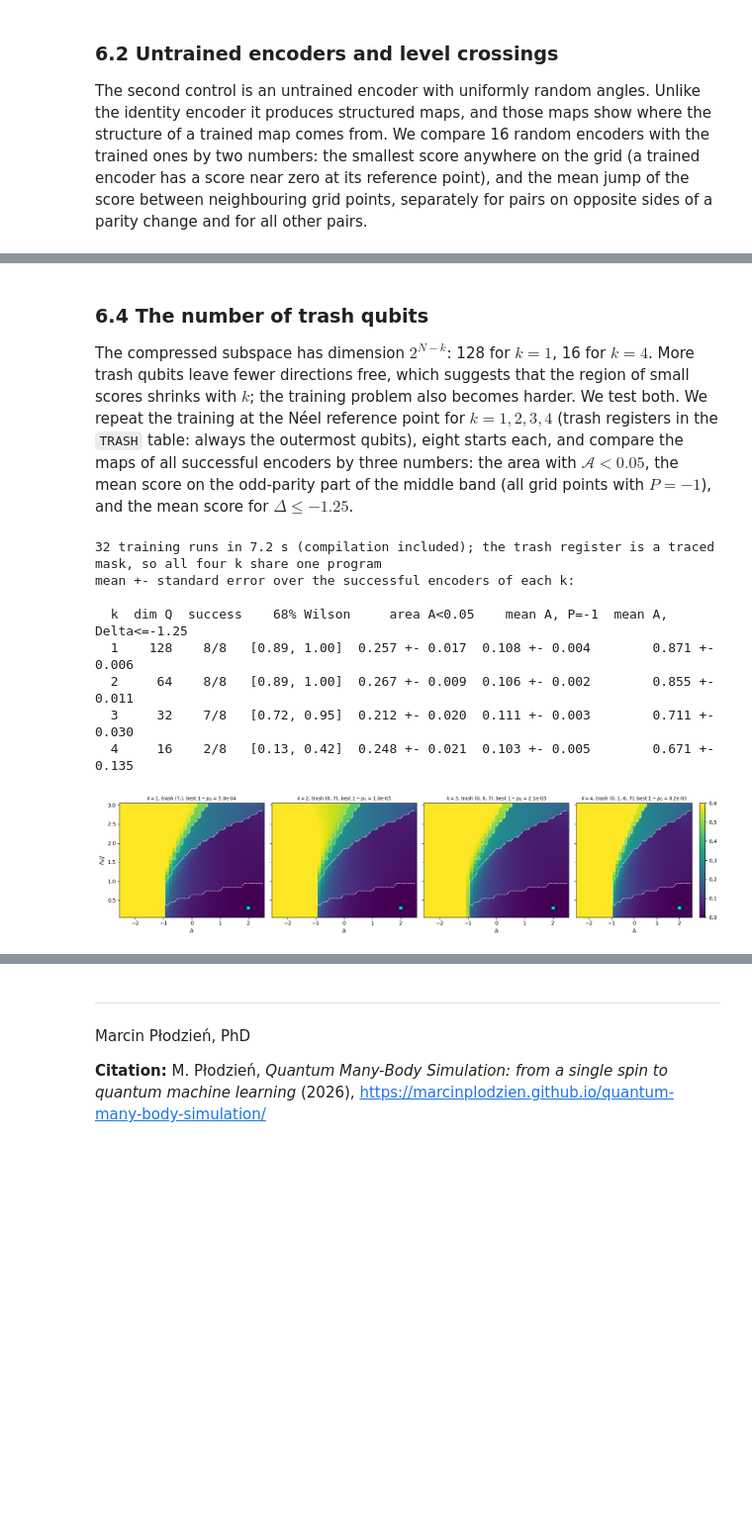
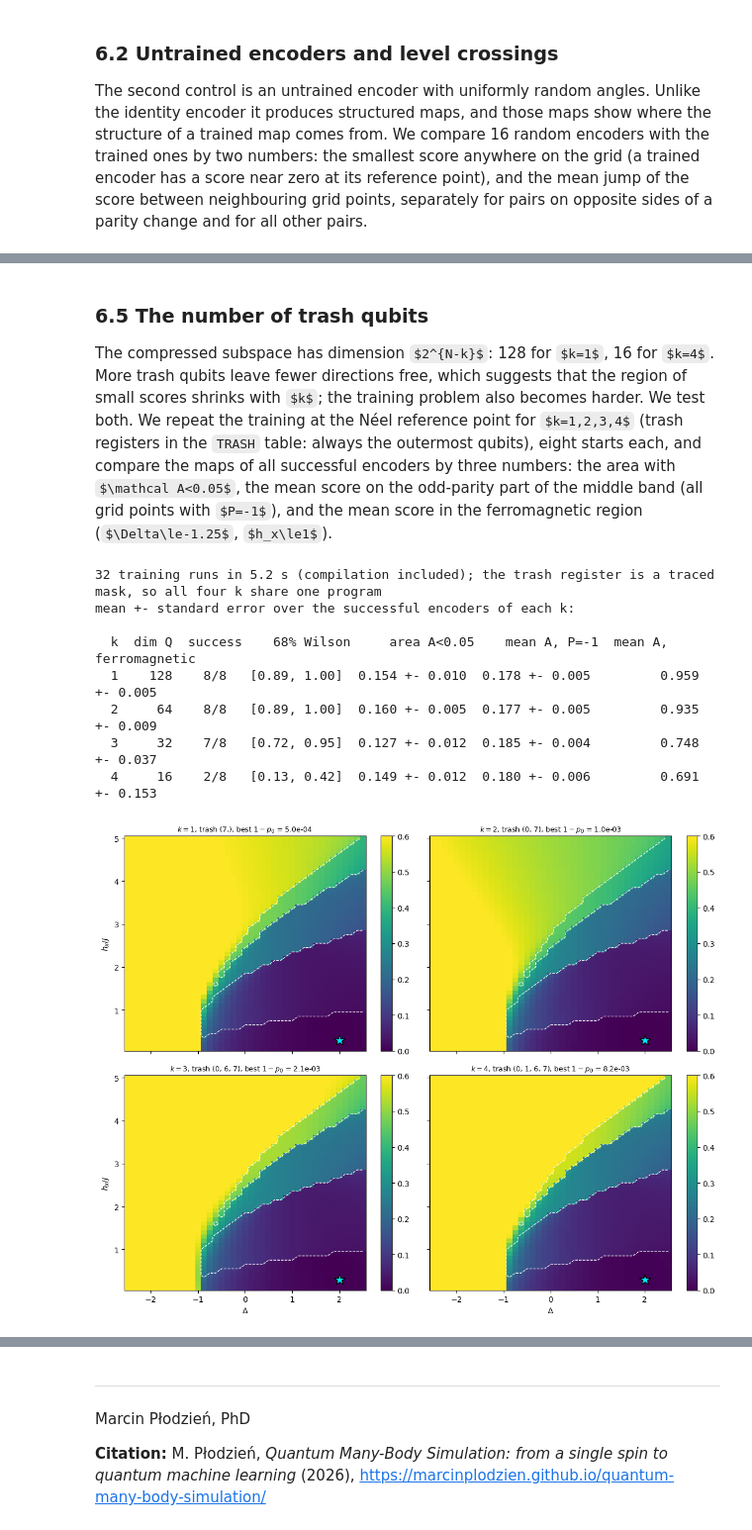
Before and after one commit to MarcinPlodzien/quantum-many-body-simulation, a Jupyter notebook: ch11_variational_quantum_circuits/45b_quantum_anomaly_detection_phase_boundaries.ipynb, the cells around one changed output, grey strips where cells are left out. Shown at 99% size. Drawn from its saved outputs; the diff is of its cells as text; code cells hidden in the pictures; some formulas as TeX source; blank space fills up the shorter version.

```diff
--- a/ch11_variational_quantum_circuits/45b_quantum_anomaly_detection_phase_boundaries.ipynb
+++ b/ch11_variational_quantum_circuits/45b_quantum_anomaly_detection_phase_boundaries.ipynb
@@ -650,7 +660,7 @@ reproduces the engine's restarted Lanczos to ten digits in energy and to twelve
 # ==============================================================================
 # PARAMETERS
 DELTAS = np.round(np.linspace(-2.5, 2.5, 41), 6)      # anisotropy, spacing 0.125
-HXS = np.round(np.linspace(0.1, 3.0, 30), 6)          # transverse field / J, spacing 0.1 (h_x = 0 excluded, see text)
+HXS = np.round(np.linspace(0.1, 5.0, 50), 6)          # transverse field / J, spacing 0.1 (h_x = 0 excluded, see text)
 TIE = 1e-9                                            # sector energies closer than this count as degenerate -> P = +1
 
 DD, HH = np.meshgrid(DELTAS, HXS)                     # shape (n_h, n_Delta): rows = h_x, columns = Delta
@@ -748,7 +758,7 @@ NB[:, :-1] = np.maximum(NB[:, :-1], 1 - np.asarray(overlap2(PSI[:, :-1], PSI[:,
 NB[:-1, :] = np.maximum(NB[:-1, :], 1 - np.asarray(overlap2(PSI[:-1, :], PSI[1:, :])))
 
 for name, (d_, h_) in {"ferromagnetic  (-2.0, 0.3)": (-2.0, 0.3), "Neel           ( 2.0, 0.3)": (2.0, 0.3),
-                       "middle band    ( 0.0, 1.0)": (0.0, 1.0), "large field    (-2.0, 2.5)": (-2.0, 2.5)}.items():
+                       "middle band    ( 0.0, 1.0)": (0.0, 1.0), "large field    (-2.0, 4.5)": (-2.0, 4.5)}.items():
     i, j = grid_index(d_, h_)
     print(f"{name}:  <X> = {MX[i, j]:+.3f}   <ZZ> = {ZZC[i, j]:+.3f}   <YY> = {YYC[i, j]:+.3f}   "
           f"S_half = {SHALF[i, j]:.3f} bits   P = {PARITY[i, j]:+.0f}")
@@ -763,6 +773,15 @@ for d_ in (-1.25, -1.125, -1.0, -0.875, -0.75):
     i, j = grid_index(d_, 0.3)
     print(f"  Delta = {d_:+.3f}:  E1 - E0 in the even sector = {we[1] - we[0]:.4f}   neighbour infidelity "
           f"(to Delta + 0.125) = {1 - float(overlap2(PSI[i, j], PSI[i, j + 1])):.3f}")
+
+# the parity crossings along three lines of constant Delta, against the classical line of Section 3.1
+print("\nparity changes of the ground state along lines of constant Delta (midpoints of the grid intervals):")
+for d_ in (-2.0, 0.0, 2.0):
+    col = PARITY[:, grid_index(d_, 0.1)[1]]
+    x_par = HXS[:-1][np.diff(col) != 0] + 0.05
+    h_cl = f"{2 * J * np.sqrt(2 * (1 + d_)):.2f}" if d_ > -1 else "none"
+    print(f"  Delta = {d_:+.1f}: {len(x_par)} changes, at h_x = {', '.join(f'{x:.2f}' for x in x_par) or '-'};"
+          f"  classical line h_x^cl = {h_cl}")
 
 
 def draw_parity_lines(ax, color="w"):
@@ -1225,11 +1262,11 @@ random starts per point give the success fraction with its Wilson interval.
 # %%
 # ==============================================================================
-# STEP 7: success statistics at three reference points
+# STEP 7: success statistics at four reference points
 # ==============================================================================
 # PARAMETERS
 LR = 0.1                                               # from the bracket of Step 6
 R_RUNS = 12                                            # random starts per reference point
-REFS = {"Neel": (2.0, 0.3), "large field": (-2.0, 2.5), "middle band": (0.0, 1.0)}
+REFS = {"Neel": (2.0, 0.3), "ferromagnetic": (-2.0, 0.3), "middle band": (0.0, 1.0), "large field": (-2.0, 4.5)}
 
 ref_names = list(REFS)
 B = len(REFS) * R_RUNS
@@ -1561,16 +1872,16 @@ The step positions are the same for every encoder; the levels between the steps
 # %% [markdown]
-### 6.4 The number of trash qubits
+### 6.5 The number of trash qubits
 
 The compressed subspace has dimension $2^{N-k}$: 128 for $k=1$, 16 for $k=4$. More trash qubits leave fewer
 directions free, which suggests that the region of small scores shrinks with $k$; the training problem also becomes
 harder. We test both. We repeat the
 training at the Néel reference point for $k=1,2,3,4$ (trash registers in the `TRASH` table: always the outermost
 qubits), eight starts each, and compare the maps of all successful encoders by three numbers: the area with
-$\mathcal A<0.05$, the mean score on the odd-parity part of the middle band (all grid points with $P=-1$), and the mean score for
-$\Delta\le-1.25$.
+$\mathcal A<0.05$, the mean score on the odd-parity part of the middle band (all grid points with $P=-1$), and the
+mean score in the ferromagnetic region ($\Delta\le-1.25$, $h_x\le1$).
 # %%
 # ==============================================================================
-# STEP 11: the number of trash qubits
+# STEP 12: the number of trash qubits
 # ==============================================================================
 # PARAMETERS
 R_K = 8                                                # starts per k
@@ -1584,47 +1895,51 @@ t0 = time.perf_counter()
 TH_K, H_K = jax.block_until_ready(train_batch(
     jnp.tile(th0, (len(ks), 1)), jnp.broadcast_to(psi_k, (B,) + psi_k.shape),
     jnp.repeat(jnp.stack([trash_mask(k) for k in ks]), R_K, axis=0),
     jnp.zeros(B, dtype=RDTYPE), jnp.full(B, LR, dtype=RDTYPE)))
 print(f"{B} training runs in {time.perf_counter() - t0:.1f} s (compilation included); the trash register is a traced "
       f"mask, so all four k share one program")
 TH_K = np.asarray(TH_K).reshape(len(ks), R_K, N_PAR)
 H_K = np.asarray(H_K).reshape(len(ks), R_K, N_STEPS, 2)
 
-odd, left = PARITY < 0, DD <= -1.25
-fig, axes = plt.subplots(1, 4, figsize=(17.0, 4.0), sharey=True)
+odd, left = PARITY < 0, (DD <= -1.25) & (HH <= 1.0)
+fig, axes = plt.subplots(2, 2, figsize=(11.5, 9.0), sharex=True, sharey=True)
+axes = axes.ravel()
 print("mean +- standard error over the successful encoders of each k:")
 print(f"\n{'k':>3s} {'dim Q':>6s} {'success':>8s} {'68% Wilson':>13s} {'area A<0.05':>15s} {'mean A, P=-1':>15s} "
-      f"{'mean A, Delta<=-1.25':>21s}")
+      f"{'mean A, ferromagnetic':>22s}")
 for a, k in enumerate(ks):
     fin = H_K[a, :, -1, 1]
     s = int(np.sum(fin < SUCCESS))
     lo, hi = wilson_interval(s, R_K)
     best = int(np.argmin(fin))
     A_ok = np.asarray(anomaly_map(jnp.asarray(TH_K[a, fin < SUCCESS]), trash_mask(k))).reshape((-1,) + SHAPE)
     A_k = np.asarray(anomaly_map(jnp.asarray(TH_K[a, best])[None], trash_mask(k))).reshape(SHAPE)
     area = (A_ok < TAU).reshape(A_ok.shape[0], -1).mean(axis=1)
     mo, ml = A_ok[:, odd].mean(axis=1), A_ok[:, left].mean(axis=1)
     fmt = lambda v: f"{v.mean():.3f} +- {v.std(ddof=1) / np.sqrt(v.size):.3f}" if v.size > 1 else f"{v.mean():.3f}"
     print(f"{k:3d} {2 ** (N - k):6d} {s:4d}/{R_K:<3d} [{lo:.2f}, {hi:.2f}] {fmt(area):>15s} {fmt(mo):>15s} "
-          f"{fmt(ml):>21s}")
+          f"{fmt(ml):>22s}")
     im = axes[a].pcolormesh(DELTAS, HXS, A_k, shading="nearest", cmap="viridis", vmin=0, vmax=0.6)
     draw_parity_lines(axes[a])
     axes[a].plot(*REFS[REF_K], "*", ms=15, color="#00e5ff", mec="k")
     axes[a].set_title(f"$k={k}$, trash {TRASH[k]}, best $1-p_0$ = {fin.min():.1e}", fontsize=9)
-    axes[a].set_xlabel(r"$\Delta$"); axes[a].grid(False)
-fig.colorbar(im, ax=axes[-1])
-axes[0].set_ylabel(r"$h_x/J$")
+    axes[a].grid(False)
+    fig.colorbar(im, ax=axes[a])
+for a in (0, 2):
+    axes[a].set_ylabel(r"$h_x/J$")
+for a in (2, 3):
+    axes[a].set_xlabel(r"$\Delta$")
 fig.tight_layout(); plt.show()
 # %% [output]
-32 training runs in 7.2 s (compilation included); the trash register is a traced mask, so all four k share one program
+32 training runs in 5.2 s (compilation included); the trash register is a traced mask, so all four k share one program
 mean +- standard error over the successful encoders of each k:
 
-  k  dim Q  success    68% Wilson     area A<0.05    mean A, P=-1  mean A, Delta<=-1.25
-  1    128    8/8   [0.89, 1.00]  0.257 +- 0.017  0.108 +- 0.004        0.871 +- 0.006
-  2     64    8/8   [0.89, 1.00]  0.267 +- 0.009  0.106 +- 0.002        0.855 +- 0.011
-  3     32    7/8   [0.72, 0.95]  0.212 +- 0.020  0.111 +- 0.003        0.711 +- 0.030
-  4     16    2/8   [0.13, 0.42]  0.248 +- 0.021  0.103 +- 0.005        0.671 +- 0.135
+  k  dim Q  success    68% Wilson     area A<0.05    mean A, P=-1  mean A, ferromagnetic
+  1    128    8/8   [0.89, 1.00]  0.154 +- 0.010  0.178 +- 0.005         0.959 +- 0.005
+  2     64    8/8   [0.89, 1.00]  0.160 +- 0.005  0.177 +- 0.005         0.935 +- 0.009
+  3     32    7/8   [0.72, 0.95]  0.127 +- 0.012  0.185 +- 0.004         0.748 +- 0.037
+  4     16    2/8   [0.13, 0.42]  0.149 +- 0.012  0.180 +- 0.006         0.691 +- 0.153
-[figure, old version]
+[figure, new version]
 # %% [markdown]
 Training becomes harder as $k$ grows: all starts succeed for $k=1$ and $k=2$, seven of eight for $k=3$, two of eight
 for $k=4$. The maps, however, do not shrink with $k$. Over the successful encoders the area with $\mathcal A<0.05$ is
```
Also changed, not shown: parts of 26 cells of this notebook, 3 other files.
